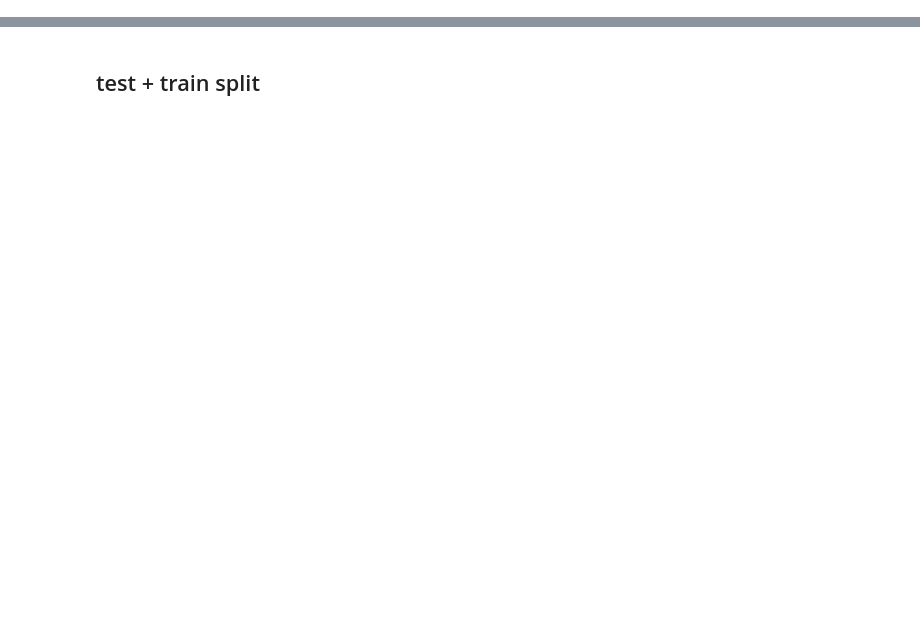
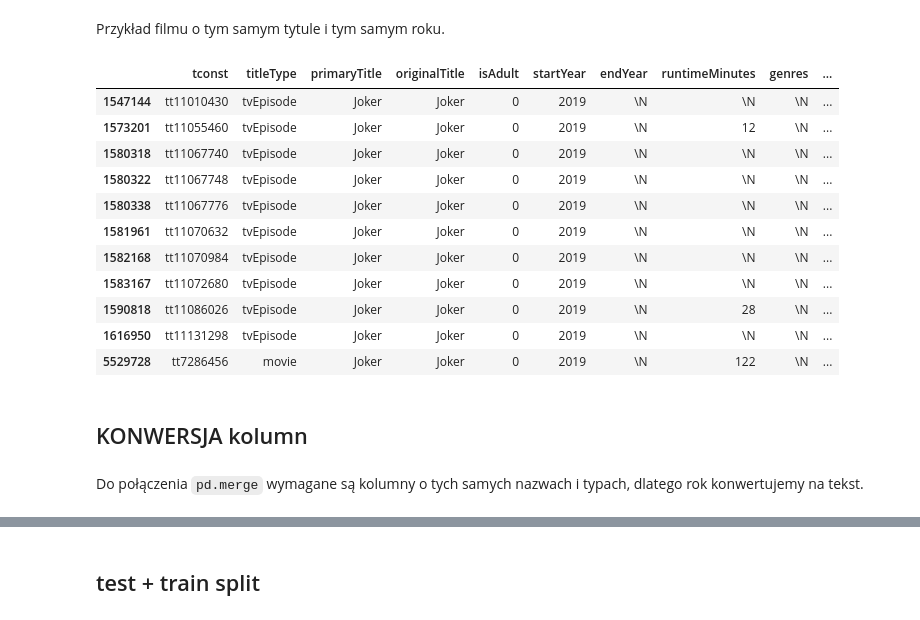
Before and after one commit to mateuszrusin/ml-filmweb-score, a Jupyter notebook: oceny.ipynb, the cells around one changed output, grey strips where cells are left out. Drawn from its saved outputs; the diff is of its cells as text; code cells hidden in the pictures; blank space fills up the shorter version.

```diff
--- a/oceny.ipynb
+++ b/oceny.ipynb
@@ -134,0 +189,3 @@ df
+# %%
+imdb_title = pd.read_csv('title.basics.tsv', sep='\t')
+imdb_title.tail()
@@ -134,0 +201,3 @@ df
+# %%
+imdb_raiting = pd.read_csv('title.ratings.tsv', sep='\t')
+imdb_raiting.head()
@@ -134,0 +213,3 @@ df
+# %%
+imdb = pd.merge(imdb_title, imdb_raiting, how='left',on='tconst')
+imdb.head()
@@ -134,0 +223,21 @@ df
+# %% [markdown]
+Przykład filmu o tym samym tytule i tym samym roku.
+# %%
+imdb[(imdb['originalTitle'] == 'Joker')& (imdb['startYear'] == '2019')]
+# %% [output]
+|  | tconst | titleType | primaryTitle | originalTitle | isAdult | startYear | endYear | runtimeMinutes | genres | ... |
+| 1547144 | tt11010430 | tvEpisode | Joker | Joker | 0 | 2019 | \N | \N | \N | ... |
+| 1573201 | tt11055460 | tvEpisode | Joker | Joker | 0 | 2019 | \N | 12 | \N | ... |
+| 1580318 | tt11067740 | tvEpisode | Joker | Joker | 0 | 2019 | \N | \N | \N | ... |
+| 1580322 | tt11067748 | tvEpisode | Joker | Joker | 0 | 2019 | \N | \N | \N | ... |
+| 1580338 | tt11067776 | tvEpisode | Joker | Joker | 0 | 2019 | \N | \N | \N | ... |
+| 1581961 | tt11070632 | tvEpisode | Joker | Joker | 0 | 2019 | \N | \N | \N | ... |
+| 1582168 | tt11070984 | tvEpisode | Joker | Joker | 0 | 2019 | \N | \N | \N | ... |
+| 1583167 | tt11072680 | tvEpisode | Joker | Joker | 0 | 2019 | \N | \N | \N | ... |
+| 1590818 | tt11086026 | tvEpisode | Joker | Joker | 0 | 2019 | \N | 28 | \N | ... |
+| 1616950 | tt11131298 | tvEpisode | Joker | Joker | 0 | 2019 | \N | \N | \N | ... |
+| 5529728 | tt7286456 | movie | Joker | Joker | 0 | 2019 | \N | 122 | \N | ... |
+# %% [markdown]
+## KONWERSJA kolumn
+# %% [markdown]
+Do połączenia `pd.merge` wymagane są kolumny o tych samych nazwach i typach, dlatego rok konwertujemy na tekst.
```
Also changed, not shown: parts of 52 cells of this notebook.
